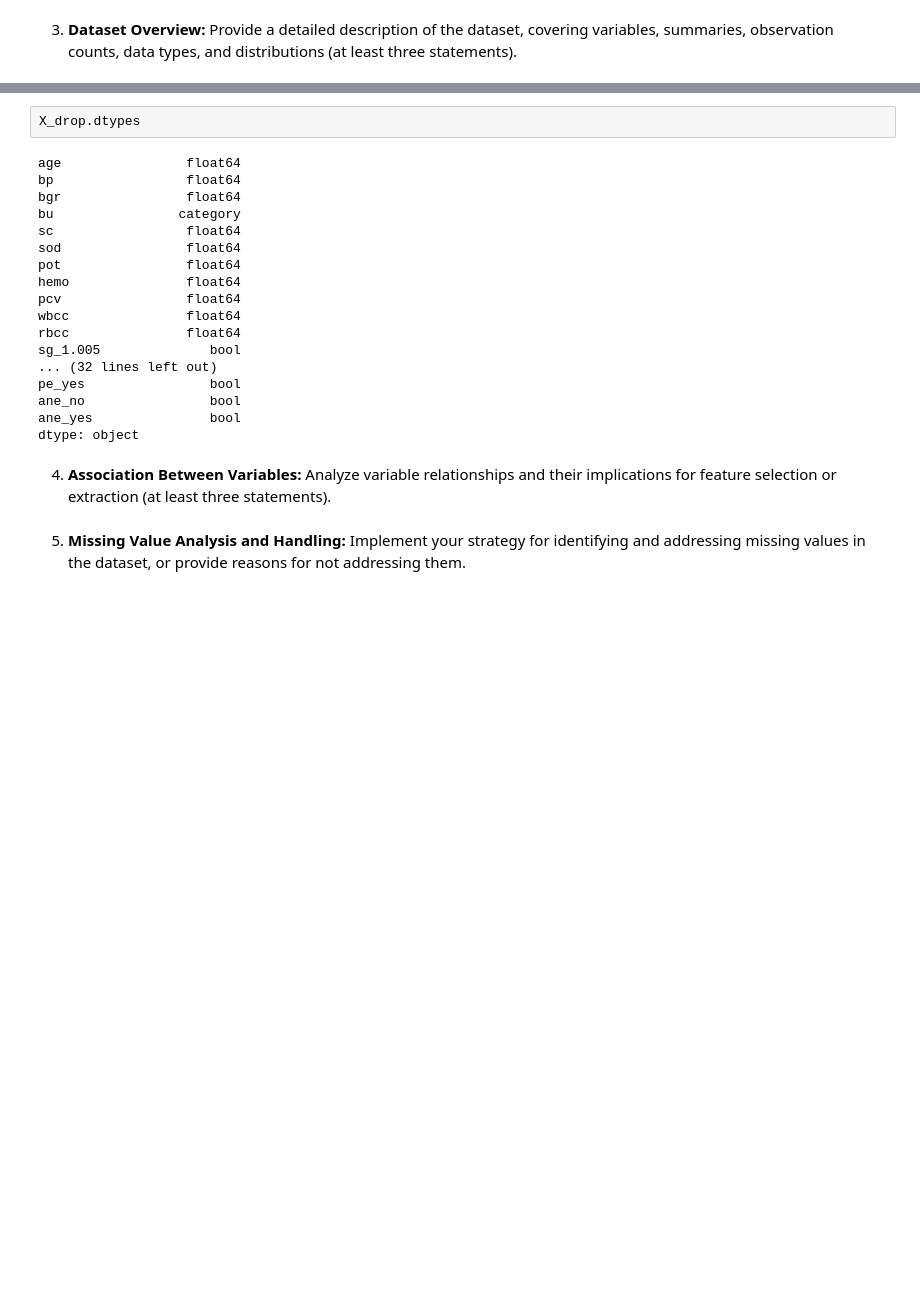
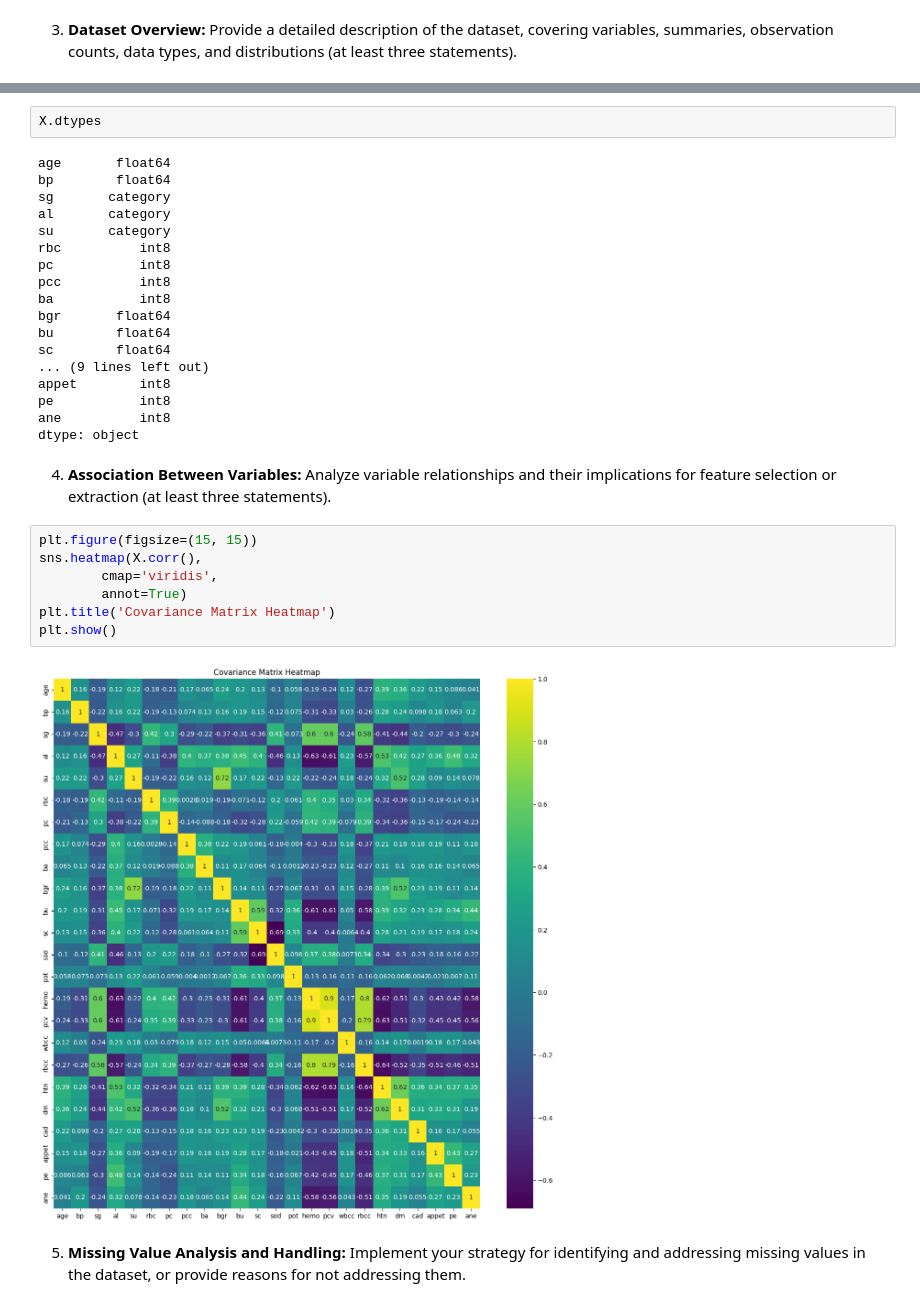
Before and after one commit to dail9/3da-assignment6, a Jupyter notebook: assignment6.ipynb, the cells around one changed output, grey strips where cells are left out. Drawn from its saved outputs; the diff is of its cells as text; blank space fills up the shorter version.

```diff
--- a/assignment6.ipynb
+++ b/assignment6.ipynb
@@ -444,25 +499,34 @@ X_drop.describe()
 # %%
-X_drop.dtypes
+X.dtypes
 # %% [output]
-age                float64
-bp                 float64
-bgr                float64
-bu                category
-sc                 float64
-sod                float64
-pot                float64
-hemo               float64
-pcv                float64
-wbcc               float64
-rbcc               float64
-sg_1.005              bool
-... (32 lines left out)
-pe_yes                bool
-ane_no                bool
-ane_yes               bool
+age       float64
+bp        float64
+sg       category
+al       category
+su       category
+rbc          int8
+pc           int8
+pcc          int8
+ba           int8
+bgr       float64
+bu        float64
+sc        float64
+... (9 lines left out)
+appet        int8
+pe           int8
+ane          int8
 dtype: object
 # %% [markdown]
 4. **Association Between Variables:** Analyze variable relationships and their implications for feature selection or extraction (at least three statements).
+# %%
+plt.figure(figsize=(15, 15))
+sns.heatmap(X.corr(),
+        cmap='viridis',
+        annot=True)
+plt.title('Covariance Matrix Heatmap')
+plt.show()
+# %% [output]
+[figure, added]
 # %% [markdown]
 5. **Missing Value Analysis and Handling:** Implement your strategy for identifying and addressing missing values in the dataset, or provide reasons for not addressing them.
 # %%
```
Also changed, not shown: parts of 28 cells of this notebook.
